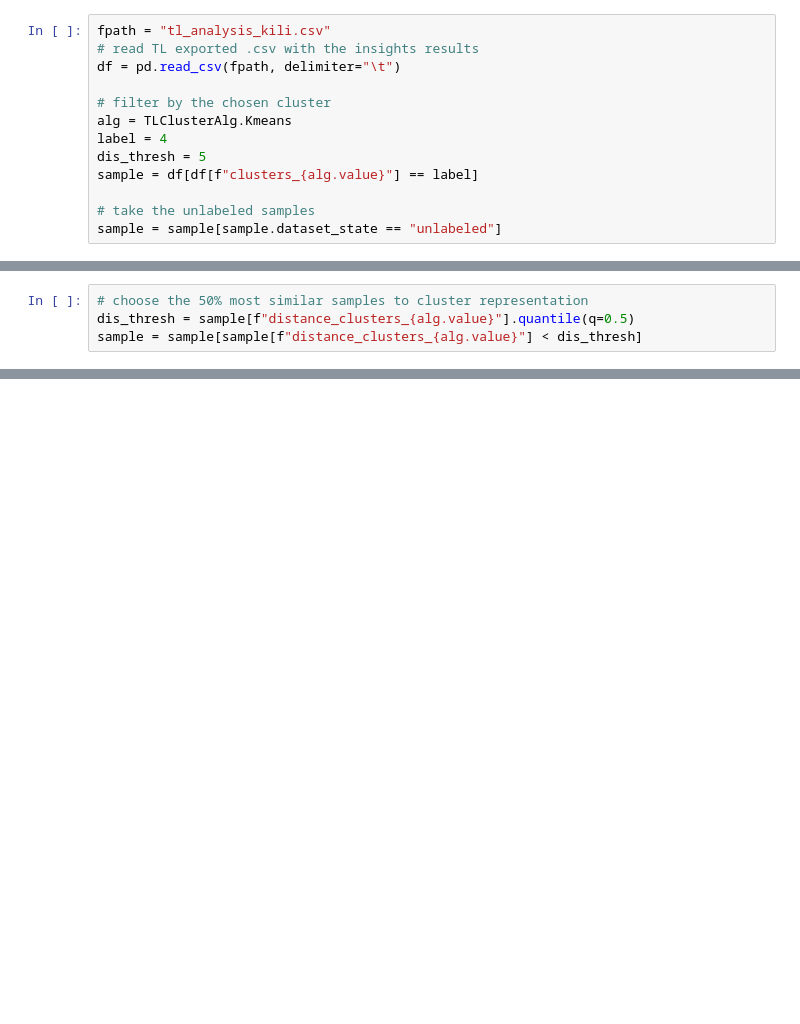
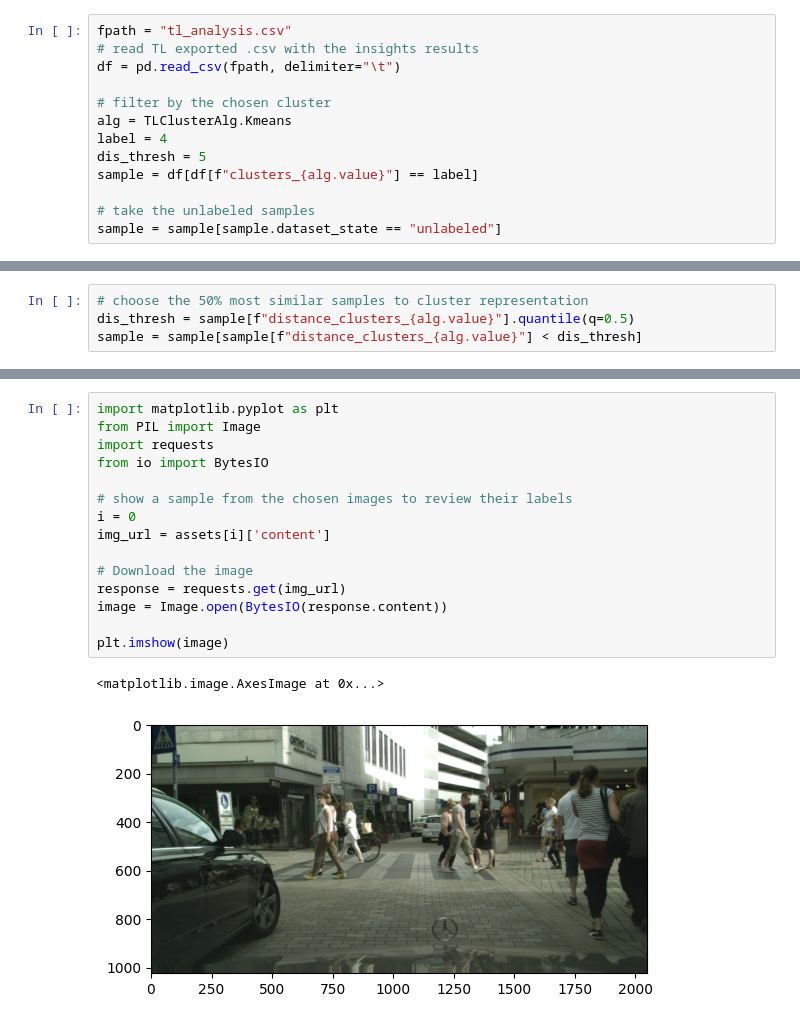
Before and after one commit to Tensorleap-hub/SemanticSeg-Cityscapes, a Jupyter notebook: cs_sem_seg/LabelingTuning/LabelingTuning.ipynb, the cells around one changed output, grey strips where cells are left out. Cells and saved outputs as stored; diff of their text form; blank space fills up the shorter version.

Commit message:
add nb show label selection

```diff
--- a/cs_sem_seg/LabelingTuning/LabelingTuning.ipynb
+++ b/cs_sem_seg/LabelingTuning/LabelingTuning.ipynb
@@ -51,5 +18,5 @@ fpath = "/Users/daniellebenbashat/TL/data/kili/tl_analysis_kili.csv"
 # %%
-fpath = "tl_analysis_kili.csv"
+fpath = "tl_analysis.csv"
 # read TL exported .csv with the insights results
 df = pd.read_csv(fpath, delimiter="\t")
 
@@ -91,0 +54,18 @@ for sample in assets:
+# %%
+import matplotlib.pyplot as plt
+from PIL import Image
+import requests
+from io import BytesIO
+
+# show a sample from the chosen images to review their labels
+i = 0
+img_url = assets[i]['content']
+
+# Download the image
+response = requests.get(img_url)
+image = Image.open(BytesIO(response.content))
+
+plt.imshow(image)
+# %% [output]
+<matplotlib.image.AxesImage at 0x...>
+[figure, added]
```
Also changed, not shown: parts of 8 cells of this notebook.
